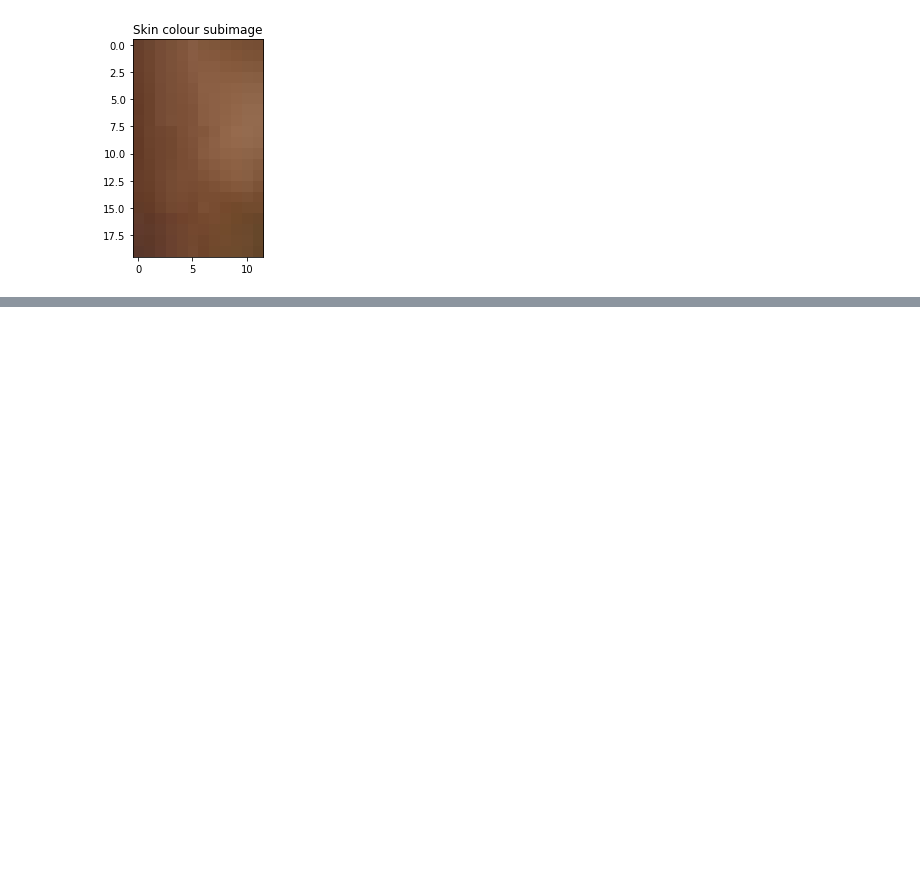
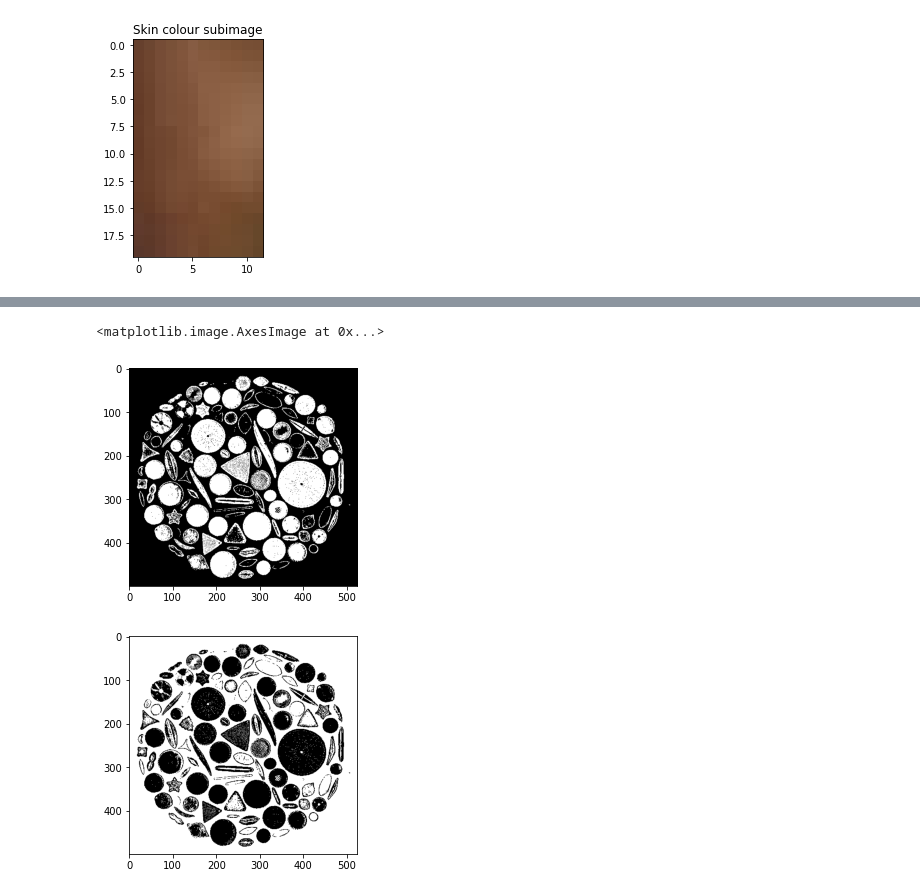
Before and after one commit to Alexandra-Smith/Digital_Image_Processing_module, a Jupyter notebook: Assignment 4/dip_a04.ipynb, the cells around one changed output, grey strips where cells are left out. Saved outputs shown, nothing was run; the diff lists cells and outputs as text; code cells hidden in the pictures; blank space fills up the shorter version.

```diff
--- a/Assignment 4/dip_a04.ipynb
+++ b/Assignment 4/dip_a04.ipynb
@@ -80,0 +95,17 @@ Q2a(disks, 10)
+# %%
+# QUESTION 3
+d = getImage('diatoms.jpg')
+
+# thresholding on original
+(T, thresh) = cv2.threshold(d, 20, 255, cv2.THRESH_BINARY | cv2.THRESH_OTSU)
+plt.figure()
+plt.imshow(thresh, cmap="gray")
+
+# get inverse image
+inv = cv2.bitwise_not(thresh)
+plt.figure()
+plt.imshow(inv, cmap="gray")
+# %% [output]
+<matplotlib.image.AxesImage at 0x...>
+[figure, added]
+[figure, added]
```
Also changed, not shown: parts of 5 cells of this notebook.
